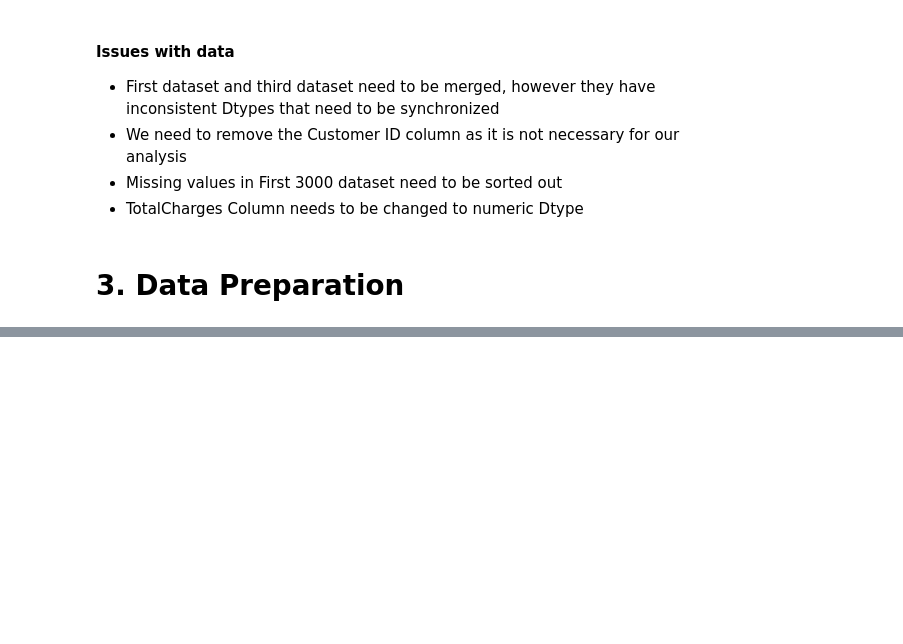
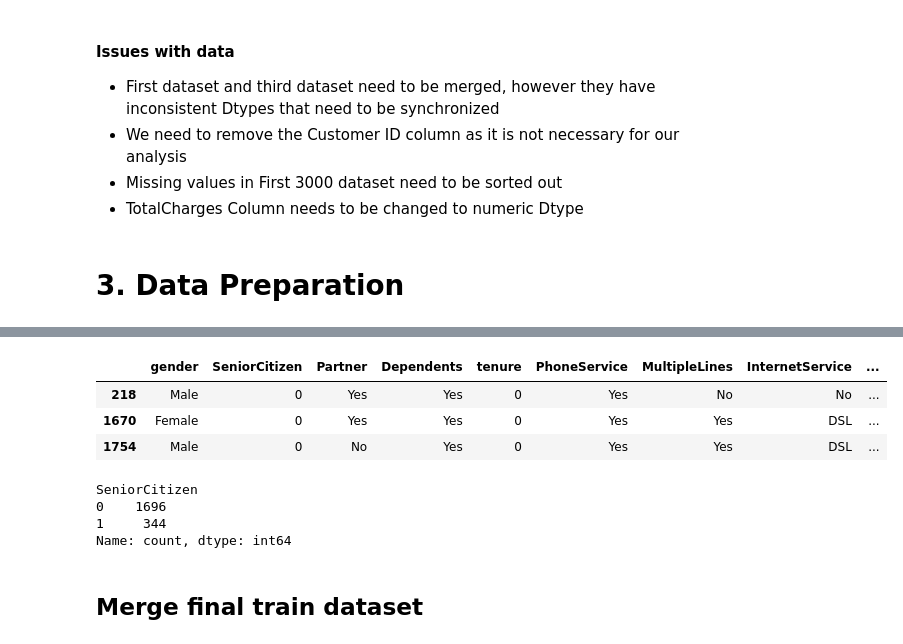
Before and after one commit to OAtulA/customer-churn-prediction, a Jupyter notebook: Project_notebook.ipynb, the cells around one changed output, grey strips where cells are left out. Drawn from its saved outputs; the diff is of its cells as text; code cells hidden in the pictures; blank space fills up the shorter version.

```diff
--- a/Project_notebook.ipynb
+++ b/Project_notebook.ipynb
@@ -310,0 +433,2 @@ The third dataset is already available as a .csv file.
+# %%
+data3 = pd.read_csv('Dataset/LP2_Telco-churn-last-2000.csv')
@@ -310,0 +455,8 @@ The third dataset is already available as a .csv file.
+# %%
+# Drop Customer ID column
+
+data3.drop(columns='customerID', inplace=True)
+# %%
+# change Dtype of TotalCharges column from object to numeric
+
+data3['TotalCharges'] = pd.to_numeric(data3['TotalCharges'], errors='coerce')
@@ -310,0 +483,9 @@ The third dataset is already available as a .csv file.
+# %%
+# view Missing Values in TotalCharges column
+
+data3[np.isnan(data3['TotalCharges'])]
+# %% [output]
+|  | gender | SeniorCitizen | Partner | Dependents | tenure | PhoneService | MultipleLines | InternetService | ... |
+| 218 | Male | 0 | Yes | Yes | 0 | Yes | No | No | ... |
+| 1670 | Female | 0 | Yes | Yes | 0 | Yes | Yes | DSL | ... |
+| 1754 | Male | 0 | No | Yes | 0 | Yes | Yes | DSL | ... |
@@ -310,0 +496,7 @@ The third dataset is already available as a .csv file.
+# %%
+data3['SeniorCitizen'].value_counts()
+# %% [output]
+SeniorCitizen
+0    1696
+1     344
+Name: count, dtype: int64
@@ -310,0 +511,2 @@ The third dataset is already available as a .csv file.
+# %% [markdown]
+## Merge final train dataset
```
Also changed, not shown: parts of 48 cells of this notebook, 5 other files.
